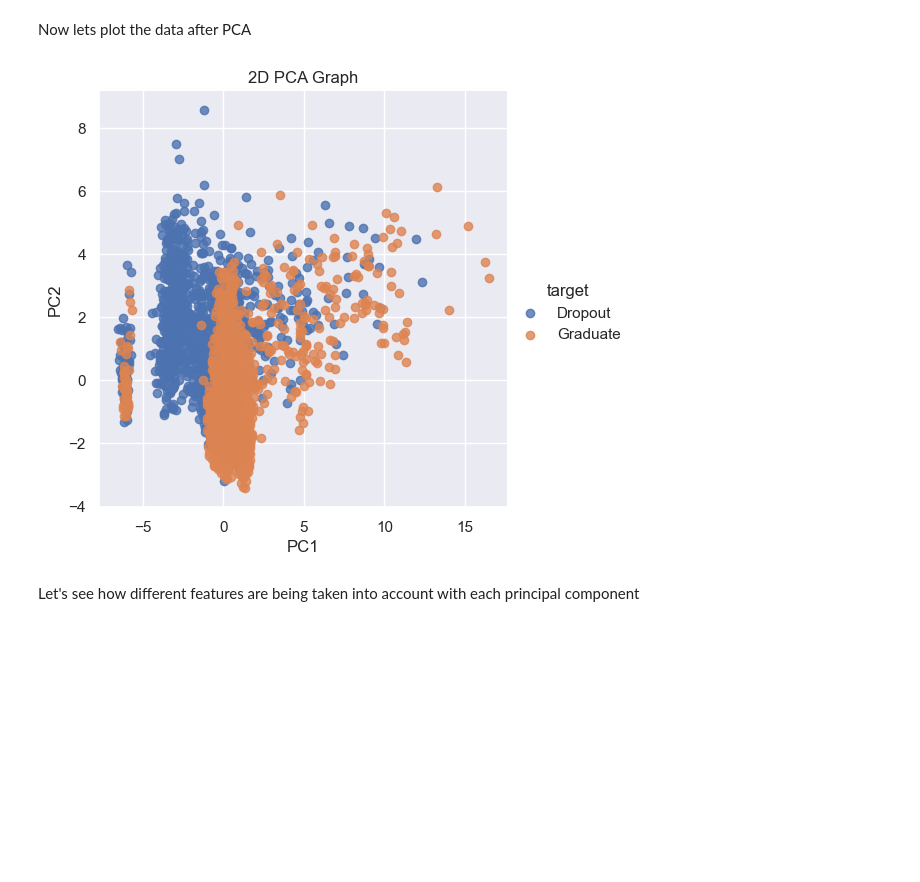
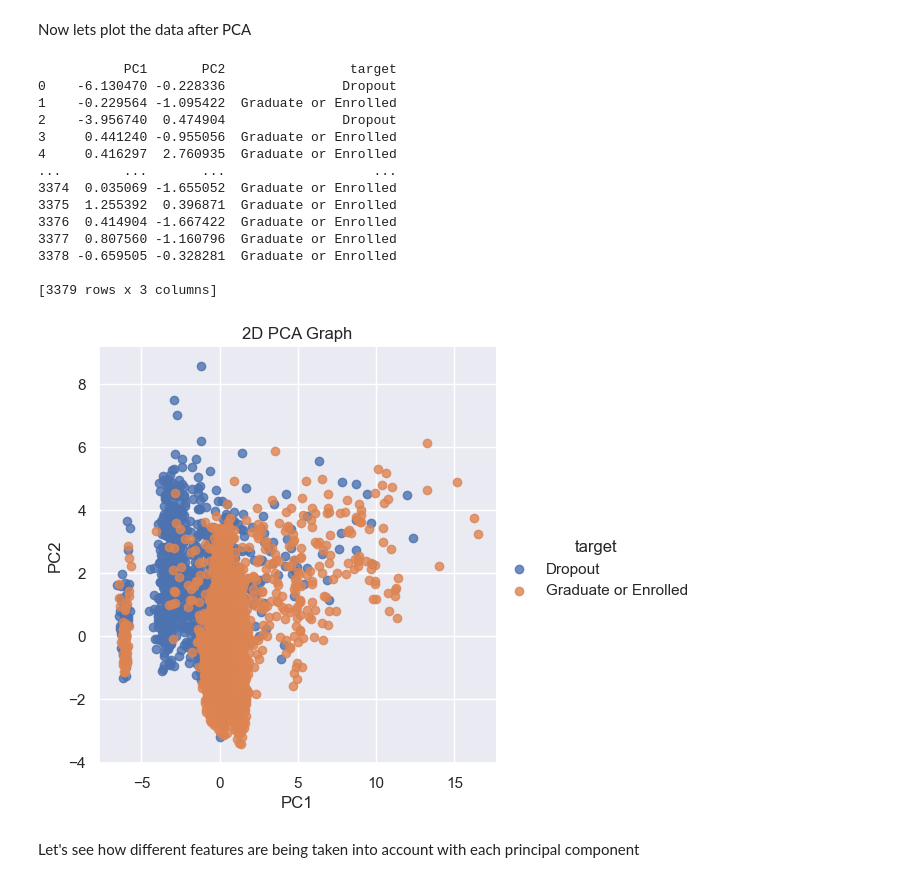
Before and after one commit to Alik-da-Geek/CS4641-Project, a Jupyter notebook: Project/Predicting_Sutdent_Success.ipynb, the cells around one changed output. Cells and saved outputs as stored; diff of their text form; code cells hidden in the pictures; blank space fills up the shorter version.

Commit message:
Accounted for Enrolled students

```diff
--- a/Project/Predicting_Sutdent_Success.ipynb
+++ b/Project/Predicting_Sutdent_Success.ipynb
@@ -54,10 +54,13 @@ y = train_data[:, -1]
 display(y)
 
 # Reformat label with dropout as 0 and graduate as 1
-target_names = {0:'Dropout', 1:'Graduate'}
-y = y == "Graduate"
-y = y.astype(int)
-y
+target_dict = {'Dropout': 0, 'Graduate': 1, 'Enrolled':1}
+target_names = {0:'Dropout', 1:'Graduate or Enrolled'}
+target_values = [target_dict[val] for val in y]
+print(target_values)
+# y = y == "Graduate"
+# y = y.astype(int)
+# y
 # %% [output]
 array(['Dropout', 'Graduate', 'Dropout', ..., 'Graduate', 'Graduate',
        'Enrolled'], dtype=object)
@@ -103,14 +106,29 @@ Now lets plot the data after PCA
 # %%
 sns.set()
 pca_df = pd.DataFrame(data=X_2, columns=['PC1', 'PC2'])
-pca_df['target'] = y
+pca_df['target'] = target_values
 pca_df['target'] = pca_df['target'].map(target_names)
+print(pca_df)
 sns.lmplot(x='PC1', y='PC2', data=pca_df, hue='target', fit_reg=False, legend=True)
 
 plt.title('2D PCA Graph')
 plt.show()
 # %% [output]
+           PC1       PC2                target
+0    -6.130470 -0.228336               Dropout
+1    -0.229564 -1.095422  Graduate or Enrolled
+2    -3.956740  0.474904               Dropout
+3     0.441240 -0.955056  Graduate or Enrolled
+4     0.416297  2.760935  Graduate or Enrolled
+...        ...       ...                   ...
+3374  0.035069 -1.655052  Graduate or Enrolled
+3375  1.255392  0.396871  Graduate or Enrolled
+3376  0.414904 -1.667422  Graduate or Enrolled
+3377  0.807560 -1.160796  Graduate or Enrolled
+3378 -0.659505 -0.328281  Graduate or Enrolled
+
+[3379 rows x 3 columns]
-[figure, old version]
+[figure, new version]
 # %% [markdown]
 Let's see how different features are being taken into account with each principal component
 # %%
```
Also changed, not shown: parts of 7 cells of this notebook.
